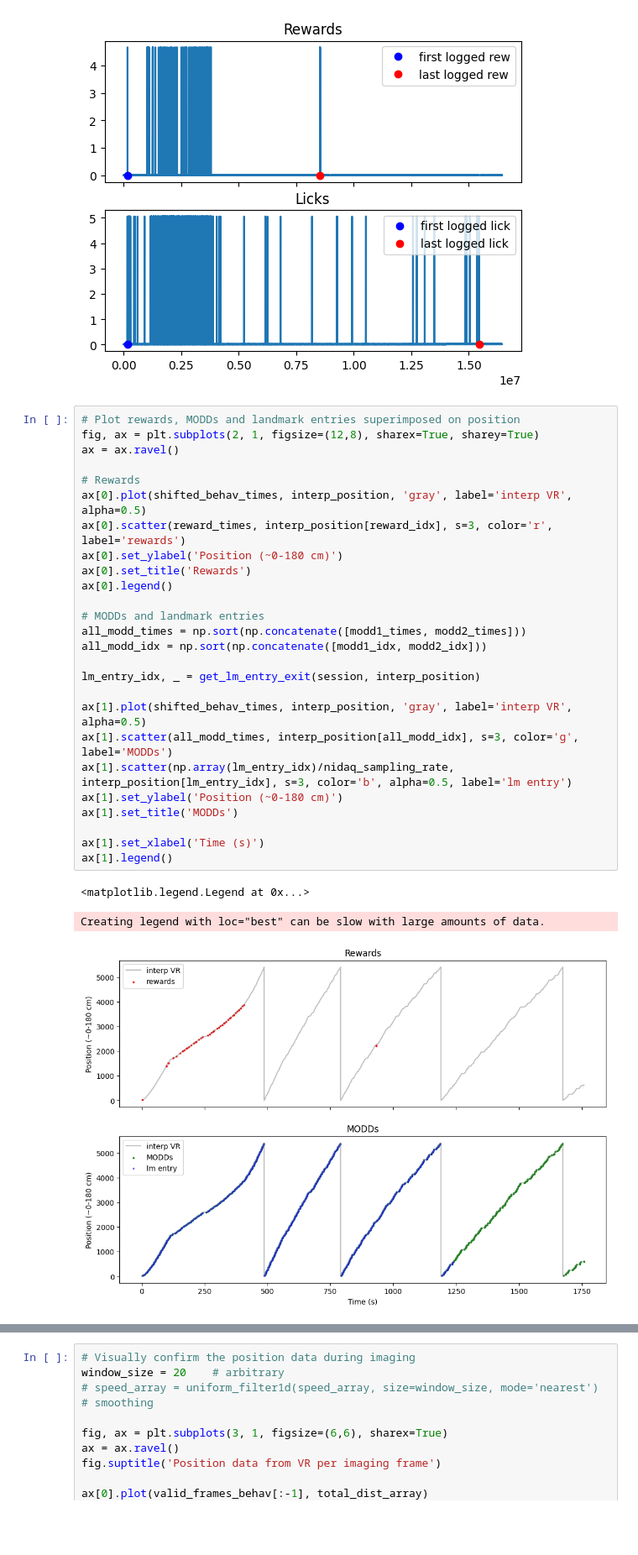
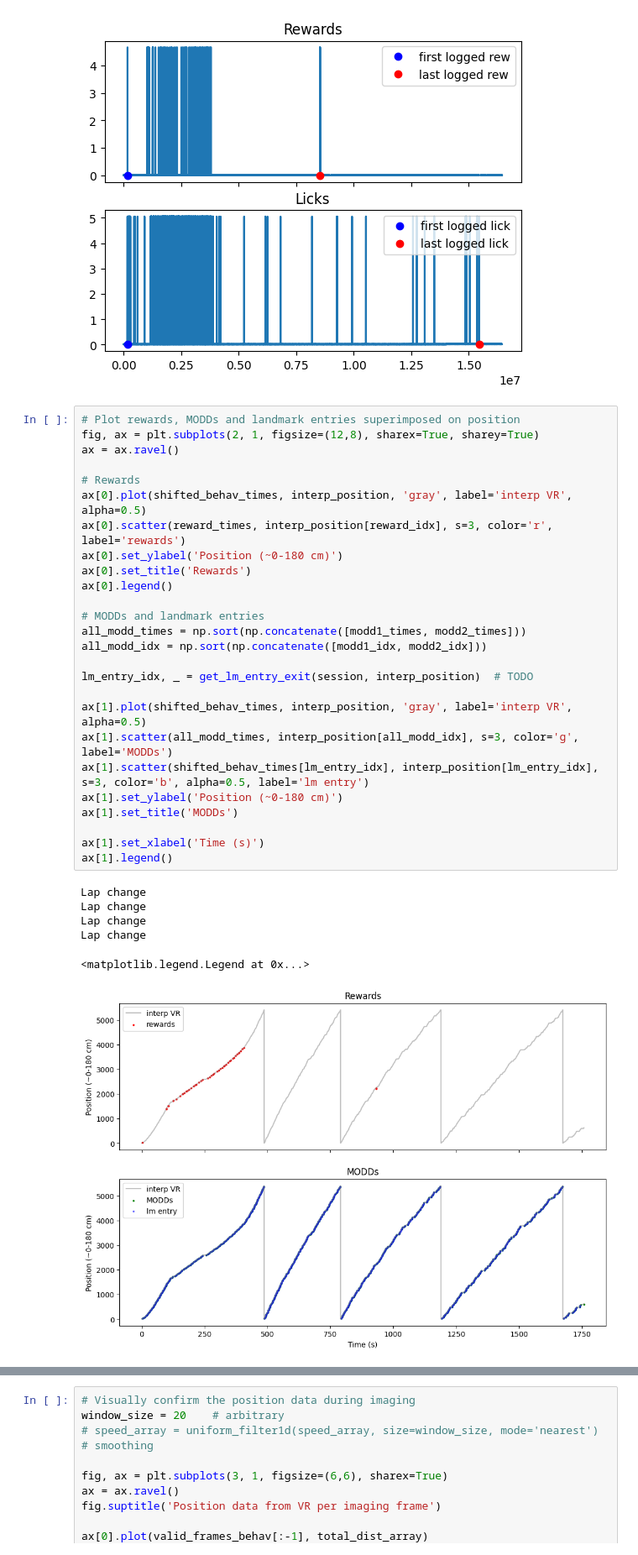
Before and after one commit to AthinaApostolelli/VR_ABCD, a Jupyter notebook: read_align_timestamps.ipynb, the cells around one changed output, grey strips where cells are left out. Shown: that part at 84% size. Drawn from its saved outputs; the diff is of its cells as text; blank space fills up the shorter version.

Commit message:
Updating landmark entry and exit index extraction

```diff
--- a/read_align_timestamps.ipynb
+++ b/read_align_timestamps.ipynb
@@ -719,33 +719,36 @@ ax[1].title.set_text('Licks')
 # %%
 # Plot rewards, MODDs and landmark entries superimposed on position
 fig, ax = plt.subplots(2, 1, figsize=(12,8), sharex=True, sharey=True)
 ax = ax.ravel()
 
 # Rewards
 ax[0].plot(shifted_behav_times, interp_position, 'gray', label='interp VR', alpha=0.5)
 ax[0].scatter(reward_times, interp_position[reward_idx], s=3, color='r', label='rewards')
 ax[0].set_ylabel('Position (~0-180 cm)')
 ax[0].set_title('Rewards')
 ax[0].legend()
 
 # MODDs and landmark entries
 all_modd_times = np.sort(np.concatenate([modd1_times, modd2_times]))
 all_modd_idx = np.sort(np.concatenate([modd1_idx, modd2_idx]))
 
-lm_entry_idx, _ = get_lm_entry_exit(session, interp_position)
+lm_entry_idx, _ = get_lm_entry_exit(session, interp_position)  # TODO
 
 ax[1].plot(shifted_behav_times, interp_position, 'gray', label='interp VR', alpha=0.5)
 ax[1].scatter(all_modd_times, interp_position[all_modd_idx], s=3, color='g', label='MODDs')
-ax[1].scatter(np.array(lm_entry_idx)/nidaq_sampling_rate, interp_position[lm_entry_idx], s=3, color='b', alpha=0.5, label='lm entry')
+ax[1].scatter(shifted_behav_times[lm_entry_idx], interp_position[lm_entry_idx], s=3, color='b', alpha=0.5, label='lm entry')
 ax[1].set_ylabel('Position (~0-180 cm)')
 ax[1].set_title('MODDs')
 
 ax[1].set_xlabel('Time (s)')
 ax[1].legend()
 # %% [output]
-<matplotlib.legend.Legend at 0x...>
+Lap change
+Lap change
+Lap change
+Lap change
-Creating legend with loc="best" can be slow with large amounts of data.
+<matplotlib.legend.Legend at 0x...>
-[figure, old version]
+[figure, new version]
 # %%
 # Create arrays of position-related data binned by imaging frames
 speed_array, _, _ = binned_statistic(behav_times, interp_speed, statistic='mean', bins=valid_frames_behav)
```
Also changed, not shown: parts of 5 cells of this notebook, 3 other files.
